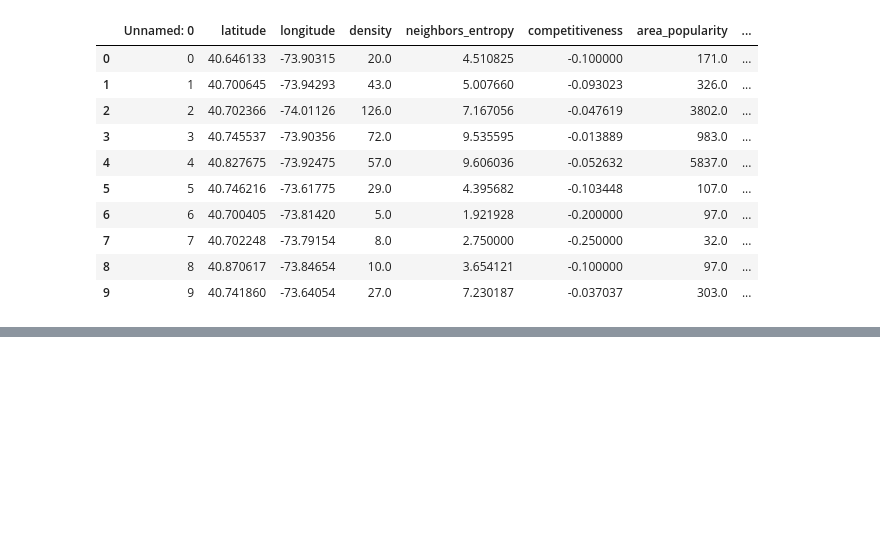
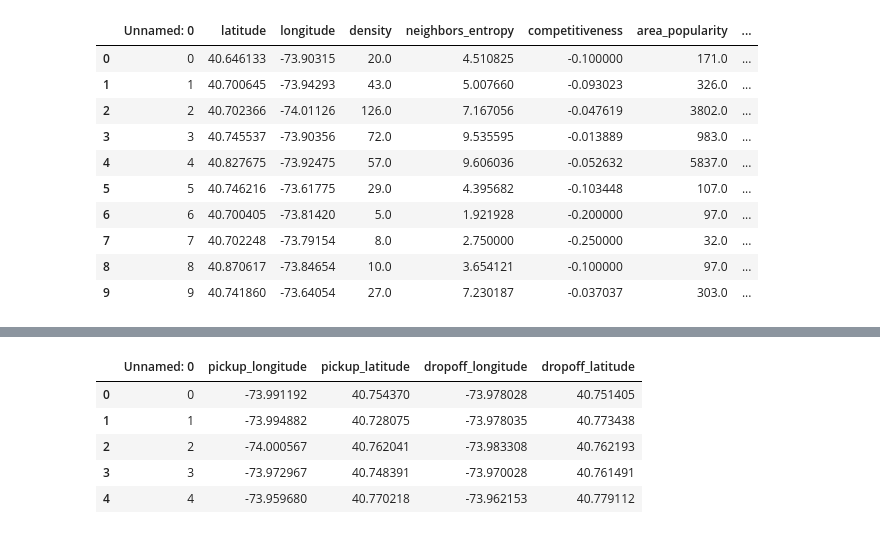
Before and after one commit to peikovakate/ucu_uds_proj, a Jupyter notebook: data_processing.ipynb, the cells around one changed output, grey strips where cells are left out. Saved outputs shown, nothing was run; the diff lists cells and outputs as text; code cells hidden in the pictures; blank space fills up the shorter version.

Commit message:
taxi features

```diff
--- a/data_processing.ipynb
+++ b/data_processing.ipynb
@@ -262,0 +290,10 @@ features_frame.head(10)
+# %%
+taxi_data = pd.read_csv('shared_data/taxi_100k_4col.csv')
+taxi_data.head()
+# %% [output]
+|  | Unnamed: 0 | pickup_longitude | pickup_latitude | dropoff_longitude | dropoff_latitude |
+| 0 | 0 | -73.991192 | 40.754370 | -73.978028 | 40.751405 |
+| 1 | 1 | -73.994882 | 40.728075 | -73.978035 | 40.773438 |
+| 2 | 2 | -74.000567 | 40.762041 | -73.983308 | 40.762193 |
+| 3 | 3 | -73.972967 | 40.748391 | -73.970028 | 40.761491 |
+| 4 | 4 | -73.959680 | 40.770218 | -73.962153 | 40.779112 |
```
Also changed, not shown: parts of 9 cells of this notebook, 4 other files.
